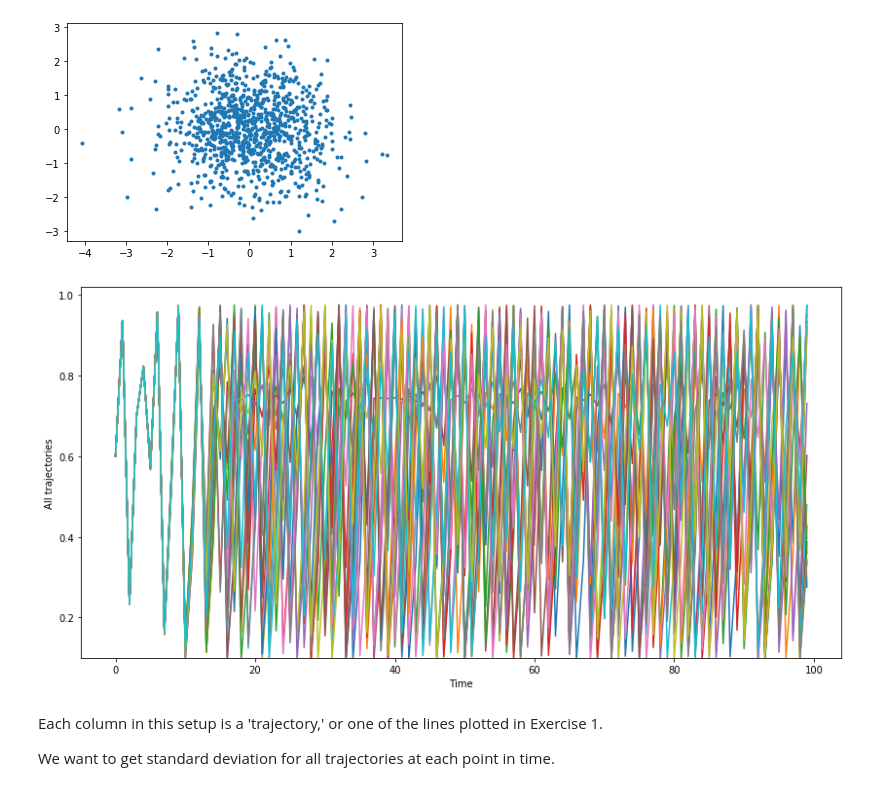
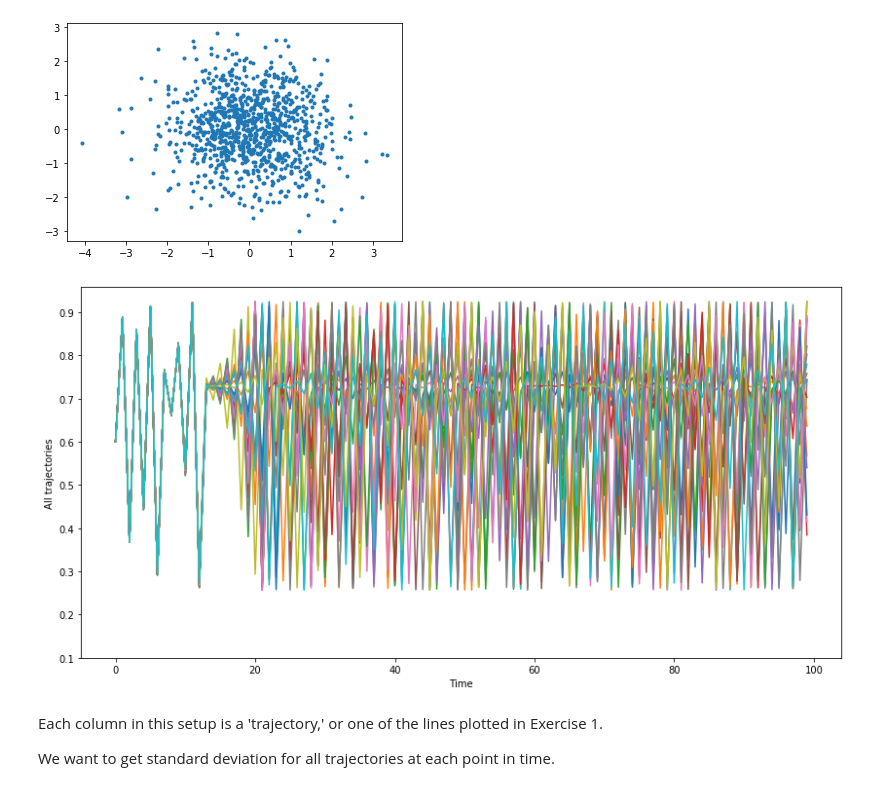
Before and after one commit to kanemoser/urban-broccoli, a Jupyter notebook: class_4_butterfly_effect.ipynb, the cells around one changed output. Cells and saved outputs as stored; diff of their text form; code cells hidden in the pictures.

```diff
--- a/class_4_butterfly_effect.ipynb
+++ b/class_4_butterfly_effect.ipynb
@@ -38,20 +38,20 @@ plt.plot(np.random.randn(1000),np.random.randn(1000),'.');
 # %%
 nsteps = 100
 ntraces = 20
 x = np.zeros(shape=(nsteps,ntraces))
 wiggle = 0.0001                           # standard deviation of the original noise in X0
-r = 3.9
+r = 3.7
 for itrace in range(ntraces):
     x[0,itrace] = 0.6+np.random.randn(1)*wiggle
     for istep in range(1,nsteps):
         x[istep, itrace] = r*x[istep-1,itrace]*(1-x[istep-1,itrace])
 fig = plt.figure(figsize=(14,7))
 plt.plot(x);
 plt.ylim((0.1));
 plt.xlabel('Time');
 plt.ylabel('All trajectories');
 # %% [output]
-[figure, old version]
+[figure, new version]
 # %% [markdown]
 Each column in this setup is a 'trajectory,' or one of the lines plotted in Exercise 1.
 
```
Also changed, not shown: parts of 5 cells of this notebook.
